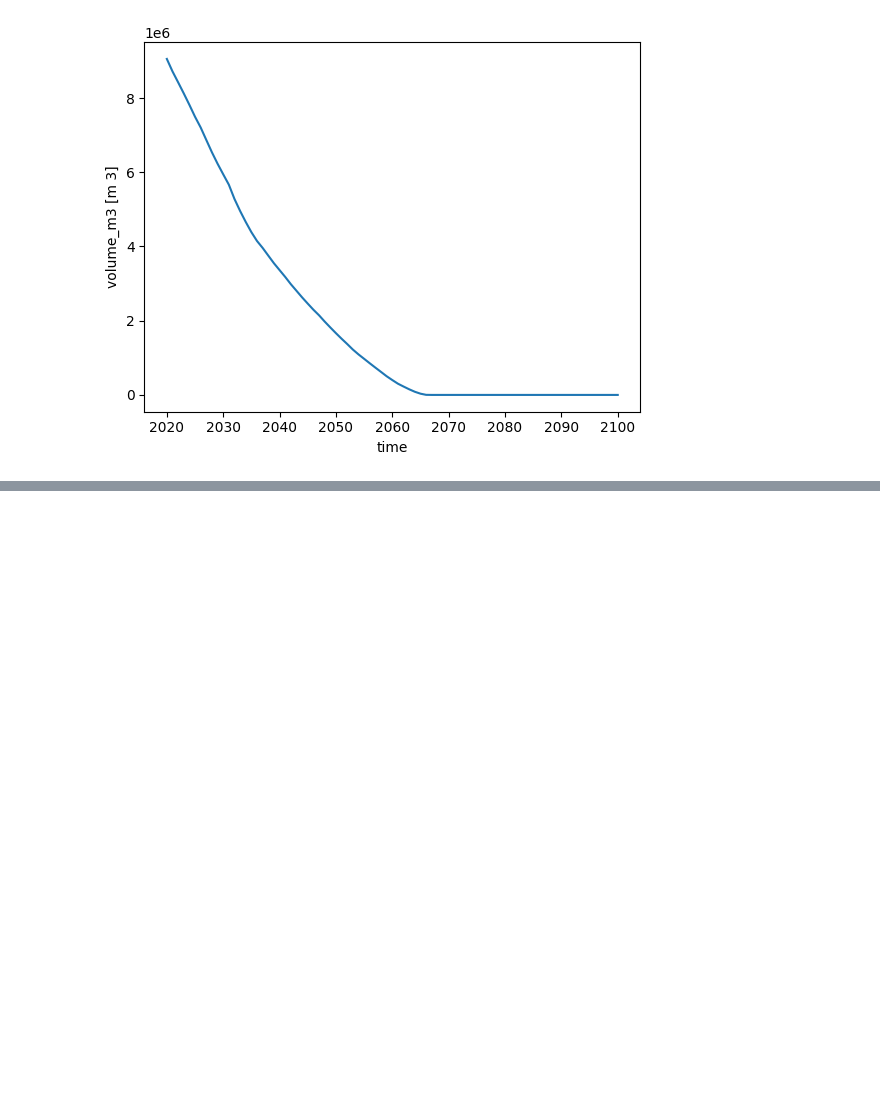
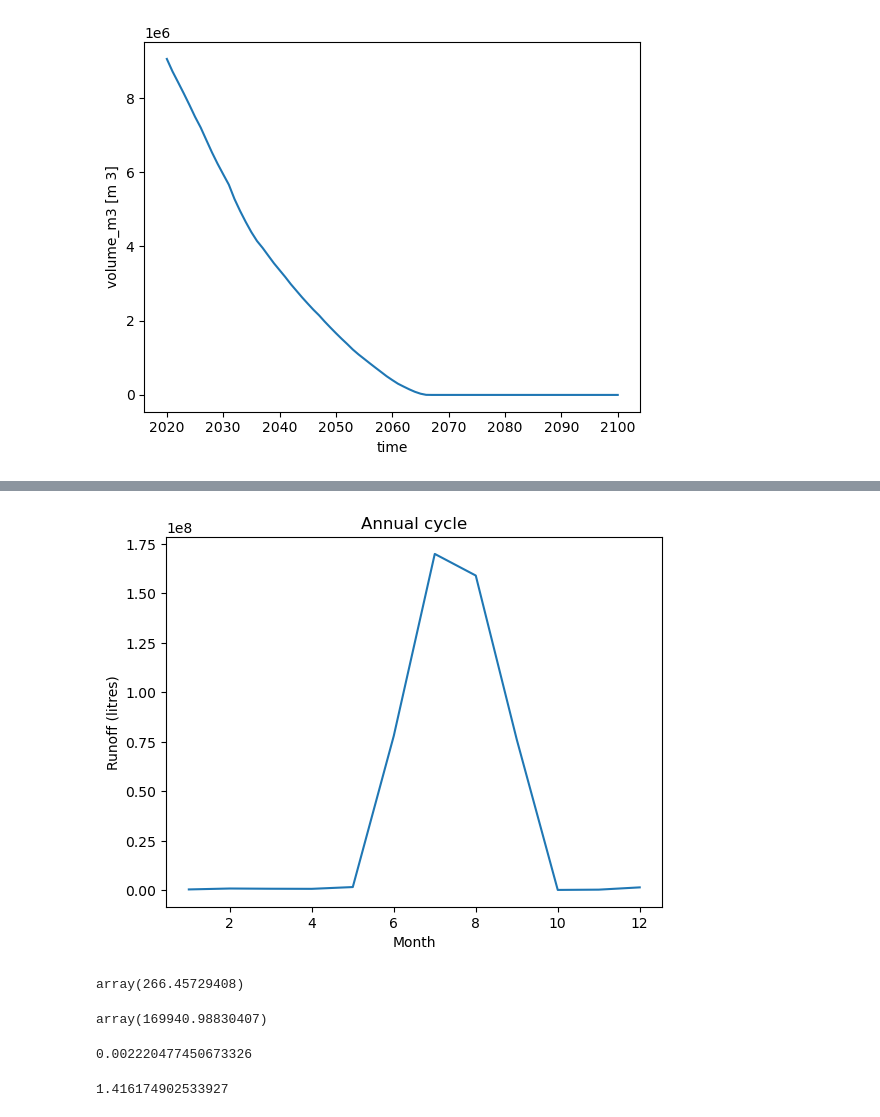
Before and after one commit to gayashiva/AIR-suitability-index, a Jupyter notebook: docs/Leh_runoff.ipynb, the cells around one changed output, grey strips where cells are left out. Saved outputs shown, nothing was run; the diff lists cells and outputs as text; code cells hidden in the pictures; blank space fills up the shorter version.

```diff
--- a/docs/Leh_runoff.ipynb
+++ b/docs/Leh_runoff.ipynb
@@ -174,0 +196,29 @@ plt.savefig(
+# %%
+monthly_runoff.sel(time=[2020]).plot(hue='time'); plt.title('Annual cycle'); plt.xlabel('Month'); plt.ylabel('Runoff (litres)');
+# %% [output]
+[figure, added]
+# %%
+max_pe = 0.12 # Max PE around 0.120 m/day
+min_runoff = monthly_runoff.sel(time=[2020]).min().values
+min_runoff /= 1000 # Converting to m3/day
+min_runoff
+# %% [output]
+array(266.45729408)
+# %%
+max_runoff = monthly_runoff.sel(time=[2020]).max().values
+max_runoff /= 1000 # Converting to m3/day
+max_runoff
+# %% [output]
+array(169940.98830407)
+# %%
+min_glacial_irr_area = min_runoff/max_pe
+min_glacial_irr_area *= 1e-6 # Converting to km^2
+min_glacial_irr_area
+# %% [output]
+0.002220477450673326
+# %%
+max_glacial_irr_area = max_runoff/max_pe
+max_glacial_irr_area *= 1e-6 # Converting to km^2
+max_glacial_irr_area
+# %% [output]
+1.416174902533927
```
Also changed, not shown: parts of 7 cells of this notebook, 4 other files.
